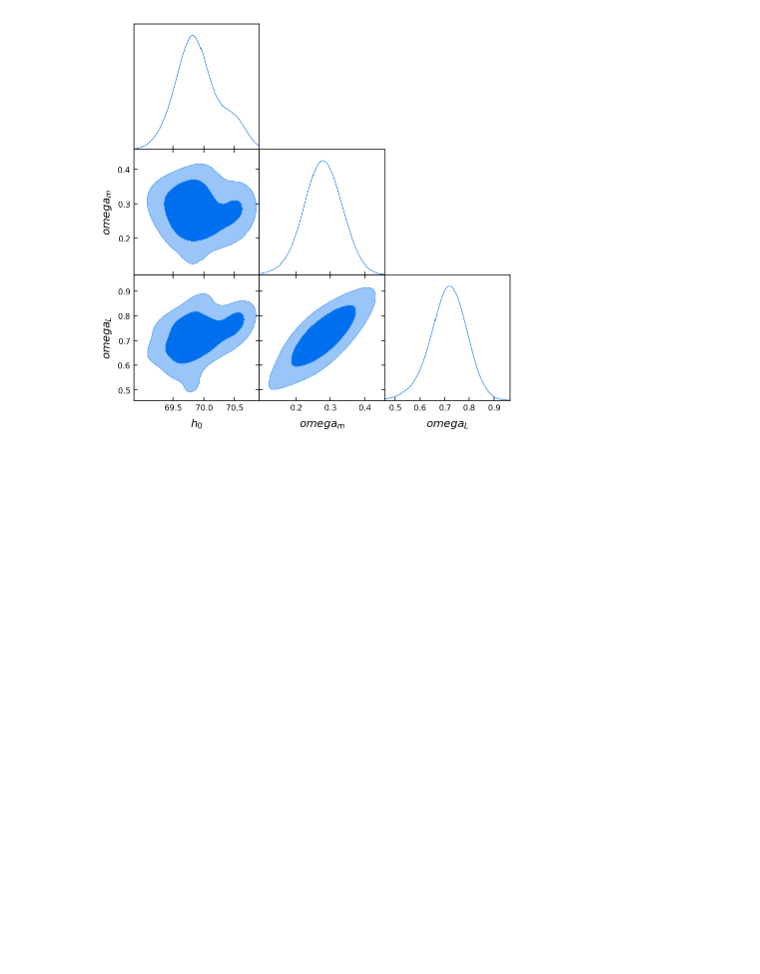
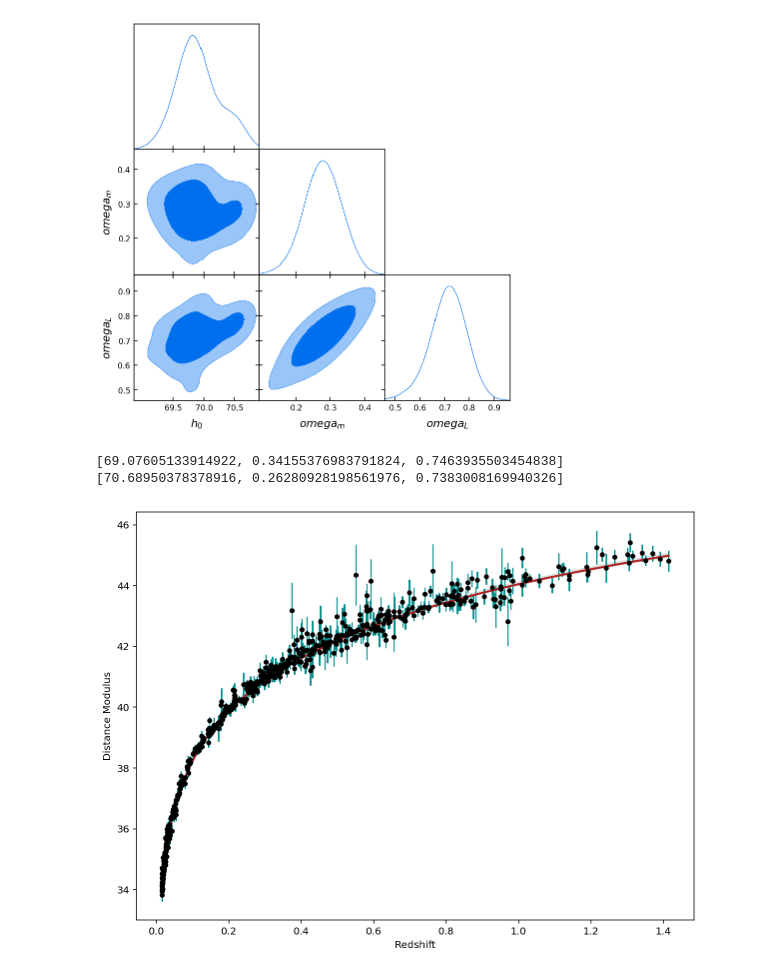
Before and after one commit to dhruv-pandit/PRA3024, a Jupyter notebook: Cosmology_Final.ipynb, the cells around one changed output. Cells and saved outputs as stored; diff of their text form; code cells hidden in the pictures; blank space fills up the shorter version.

```diff
--- a/Cosmology_Final.ipynb
+++ b/Cosmology_Final.ipynb
@@ -221,3 +221,49 @@ Removed no burn in
 (1000, 3)
 WARNING:root:2D kernel density bandwidth optimizer failed for H0, OmegaL. Using fallback width: f(a) and f(b) must have different signs
 [figure]
+# %%
+min = 1000
+max = 0
+minArray=[]
+maxArray=[]
+for array in parameters:
+  if array[0] > max:
+    max = array[0]
+    maxArray = array
+  if array[0] < min:
+    min = array[0]
+    minArray = array
+print(minArray)
+print(maxArray)
+# %% [output]
+[69.07605133914922, 0.34155376983791824, 0.7463935503454838]
+[70.68950378378916, 0.26280928198561976, 0.7383008169940326]
+# %%
+SPEED_OF_LIGHT = 299792.458 # in km/s
+
+def theor_luminosity_distance(z, h, OmegaM, OmegaL):
+    return 10.**6 * SPEED_OF_LIGHT / h * (1.+z) * \
+    integrate.quad(lambda x: 1. / np.sqrt(OmegaM * (1.+x)**3 + OmegaL), 0., z)[0]
+
+def theor_distance_modulus(z, h, OmegaM, OmegaL):
+    return 5. * (-1. + np.log10(theor_luminosity_distance(z, h, OmegaM, OmegaL)))
+
+zsort = sorted(zs)
+d_best_fit, d_min, d_max = [], [], []
+
+for z in zsort:
+    d_best_fit.append(theor_distance_modulus(z, 69.70719209480269, 0.3008997625932943, 0.7927008934610209))
+    d_min.append(theor_distance_modulus(z, maxArray[0], maxArray[1], maxArray[2]))
+    d_max.append(theor_distance_modulus(z, minArray[0], minArray[1], minArray[2]))
+
+plt.subplots(figsize=(10, 7.5))
+plt.xlabel("Redshift")
+plt.ylabel("Distance Modulus")
+
+plt.errorbar(zs, dist_mod, yerr=err_dist_mod,\
+             fmt='o', color='black', ecolor='darkcyan', markersize=4)
+plt.plot(zsort, d_best_fit, color='firebrick',linewidth=2.)
+plt.fill_between(zsort, d_min, d_max, color='grey', alpha=.2)
+plt.show()
+# %% [output]
+[figure, added]
```
